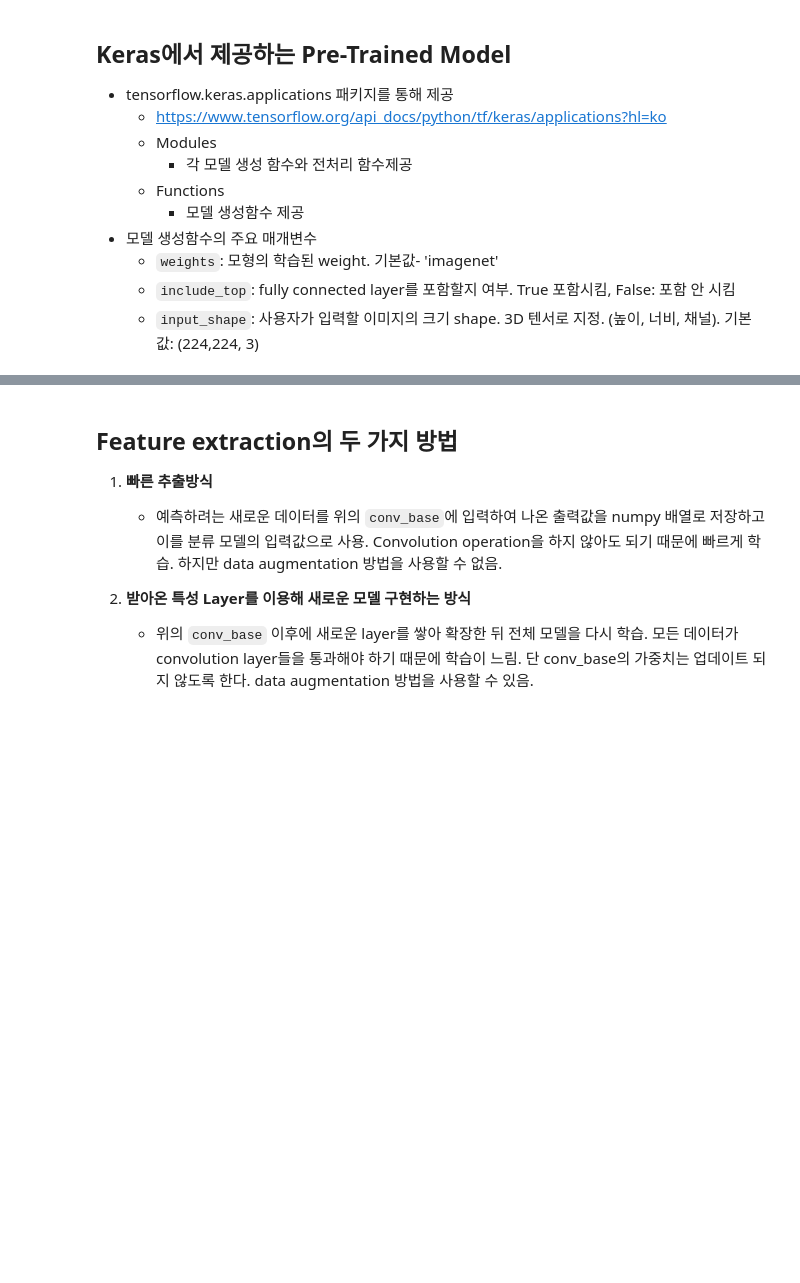
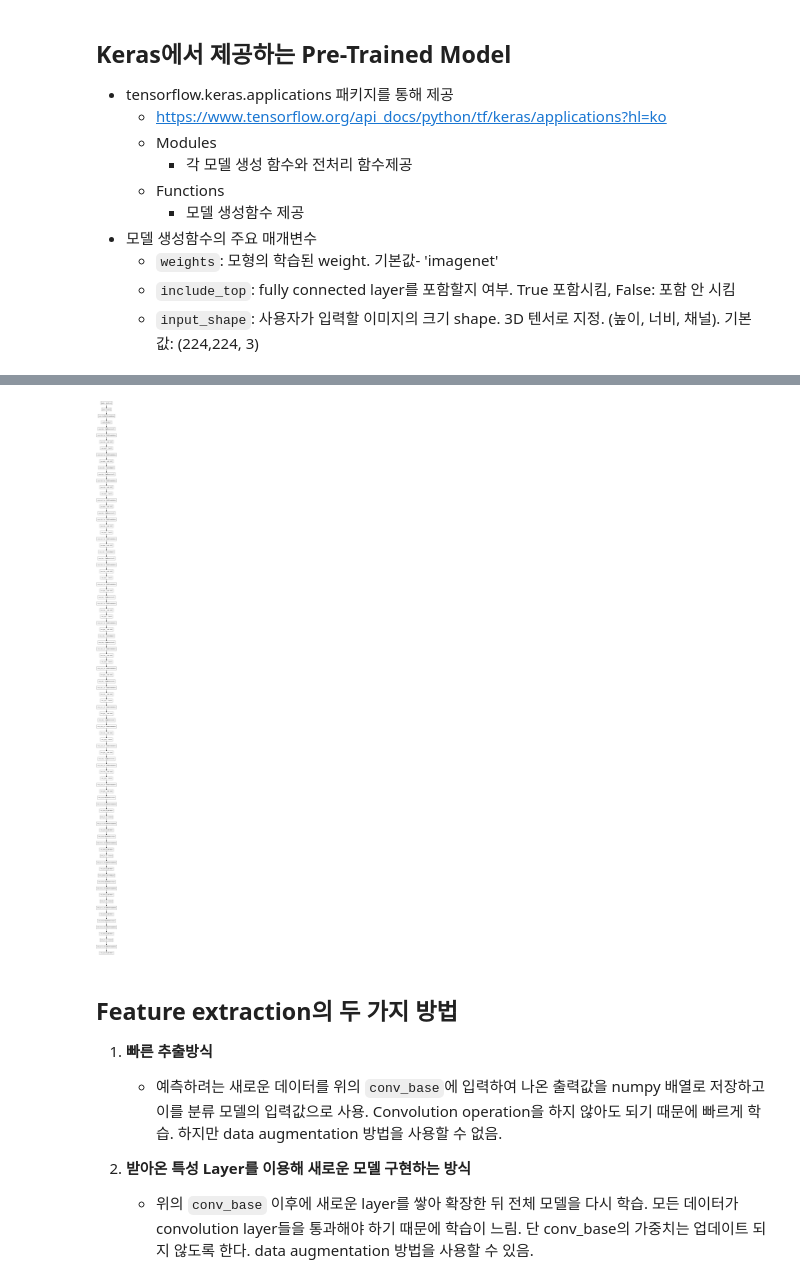
Before and after one commit to purple-cabbage0030/class_review, a Jupyter notebook: 13.deepLearning/09_1_GAP_Transfer Learning(전이학습).ipynb, the cells around one changed output, grey strips where cells are left out. Drawn from its saved outputs; the diff is of its cells as text; code cells hidden in the pictures; blank space fills up the shorter version.

```diff
--- a/13.deepLearning/09_1_GAP_Transfer Learning(전이학습).ipynb
+++ b/13.deepLearning/09_1_GAP_Transfer Learning(전이학습).ipynb
@@ -54,0 +141,2 @@ gdown.download(url, fname, quiet=False)
+# %%
+mobilenet = keras.applications.MobileNet(include_top=False)
@@ -55,3 +167,7 @@ gdown.download(url, fname, quiet=False)
+# %%
+keras.utils.plot_model(mobilenet)
+# %% [output]
+[figure, added]
 # %% [markdown]
 ## Feature extraction의 두 가지 방법
 1. **빠른 추출방식**
```
Also changed, not shown: parts of 10 cells of this notebook.
